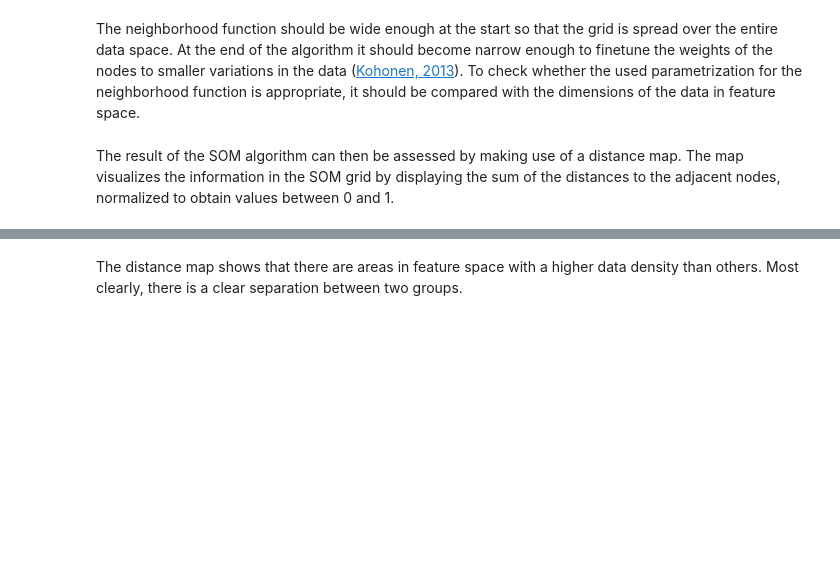
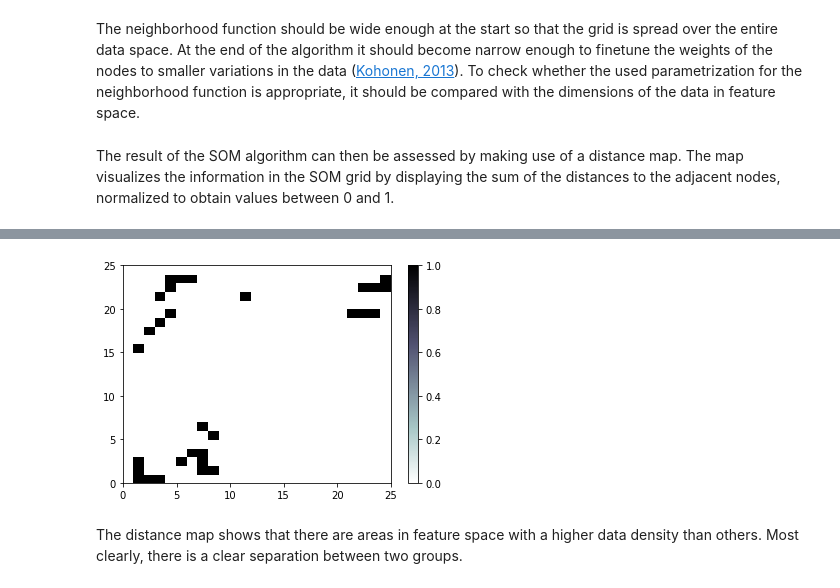
Before and after one commit to drdebivre/Thesis_EMIclass, a Jupyter notebook: 4.SOM.ipynb, the cells around one changed output, grey strips where cells are left out. Cells and saved outputs as stored; diff of their text form; code cells hidden in the pictures; blank space fills up the shorter version.

```diff
--- a/4.SOM.ipynb
+++ b/4.SOM.ipynb
@@ -119,3 +119,9 @@ plt.show()
+# %%
+plt.pcolor(som.activation_response(SOM_std)==0, cmap='bone_r')
+plt.colorbar()
+plt.show()
+# %% [output]
+[figure, added]
 # %% [markdown]
 The distance map shows that there are areas in feature space with a higher data density than others. Most clearly, there is a clear separation between two groups.
 # %% [markdown]
```
Also changed, not shown: parts of 15 cells of this notebook.
